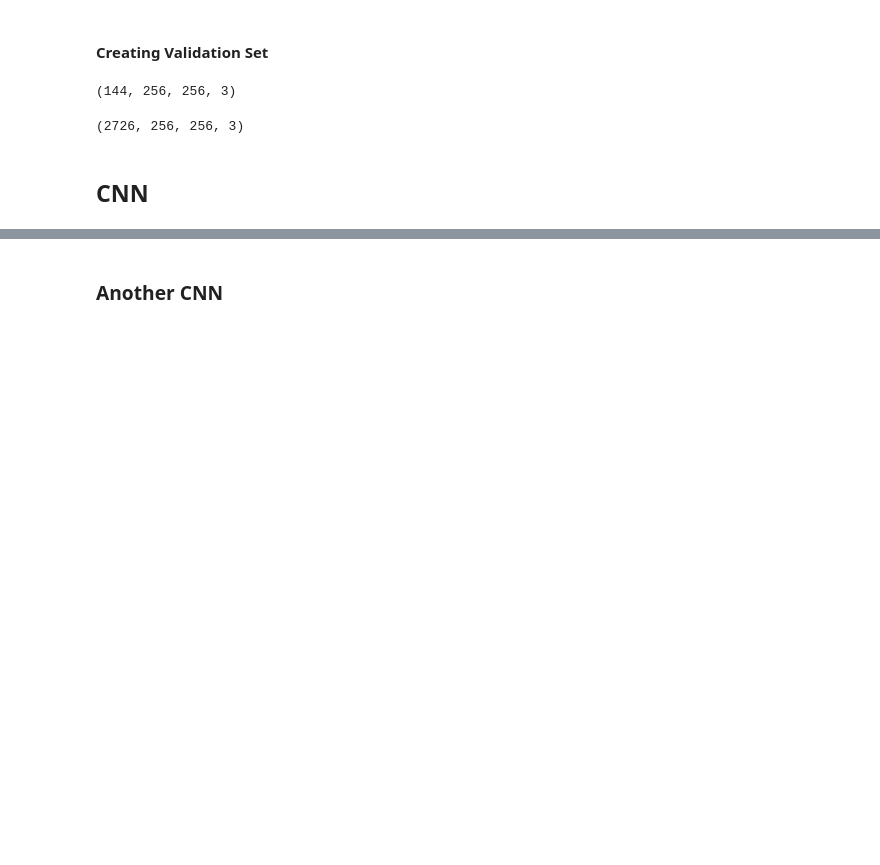
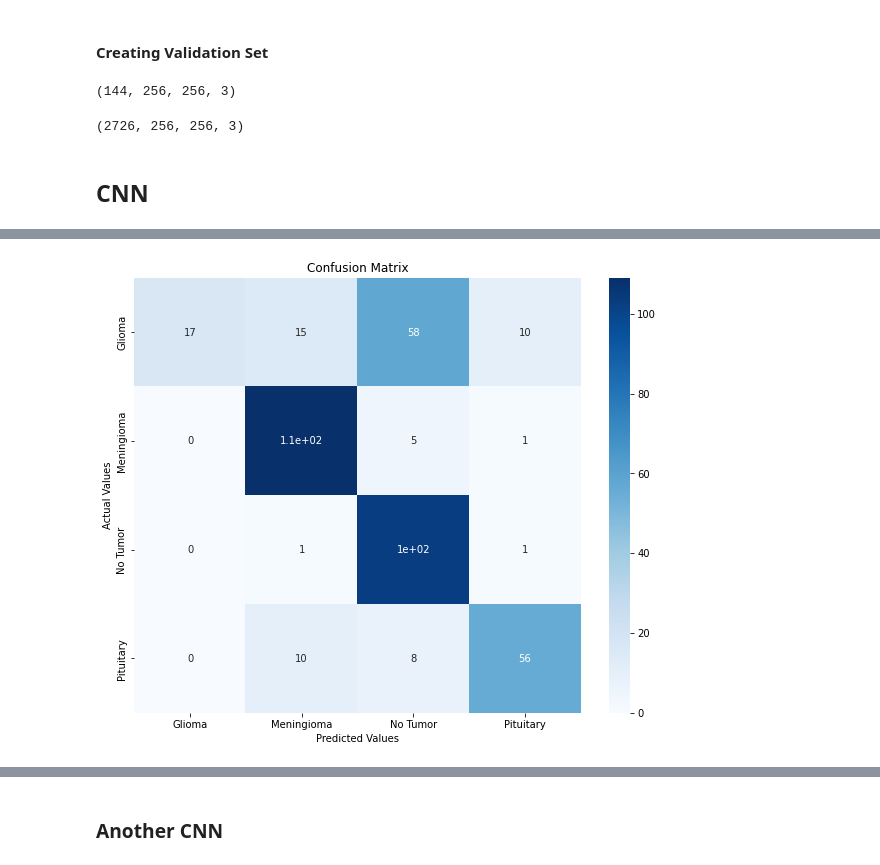
Before and after one commit to jagan-singh/brain_tumor_detection, a Jupyter notebook: project.ipynb, the cells around one changed output, grey strips where cells are left out. Cells and saved outputs as stored; diff of their text form; code cells hidden in the pictures; blank space fills up the shorter version.

```diff
--- a/project.ipynb
+++ b/project.ipynb
@@ -113,3 +126,19 @@ array([0, 1, 0, 0])
+# %%
+def plot_confusion_matrix(test, pred, title = 'Confusion Matrix'):
+  labels = ['Glioma', 'Meningioma', 'No Tumor', 'Pituitary']
+  act_labels = []
+  pred_labels = []
+  for i in range(len(pred)):
+    act_labels.append(labels[list(test[i]).index(1.0)])
+    pred_labels.append(labels[pred[i].argmax()])
+  cm = confusion_matrix(act_labels, pred_labels)
+  cm_df = pd.DataFrame(cm, index = labels,  columns = labels)
+  plt.figure(figsize=(10,8))
+  sns.heatmap(cm_df, annot=True, cmap="Blues")
+  plt.title(title)
+  plt.ylabel('Actual Values')
+  plt.xlabel('Predicted Values')
+  plt.show()
 # %% [markdown]
 #### Creating Validation Set
 # %%
@@ -160,7 +199,6 @@ _________________________________________________________________
 # %%
-cnn1 = cnn.fit(x_train,
-                    y_train,
-                    epochs = 5,
-                    validation_data=(x_val, y_val),
-                      workers = -1)
+cnn1 = cnn.fit(x_train, y_train,
+              epochs = 30,
+              validation_data=(x_val, y_val),
+              workers = -1)
 # %% [output]
@@ -186,0 +232,2 @@ Test:  [2.7956924438476562, 0.6852791905403137]
+# %%
+preds = cnn.predict(test_images)
@@ -186,0 +236,4 @@ Test:  [2.7956924438476562, 0.6852791905403137]
+# %%
+plot_confusion_matrix(test_labels, preds)
+# %% [output]
+[figure, added]
```
Also changed, not shown: parts of 41 cells of this notebook, 6 other files.
